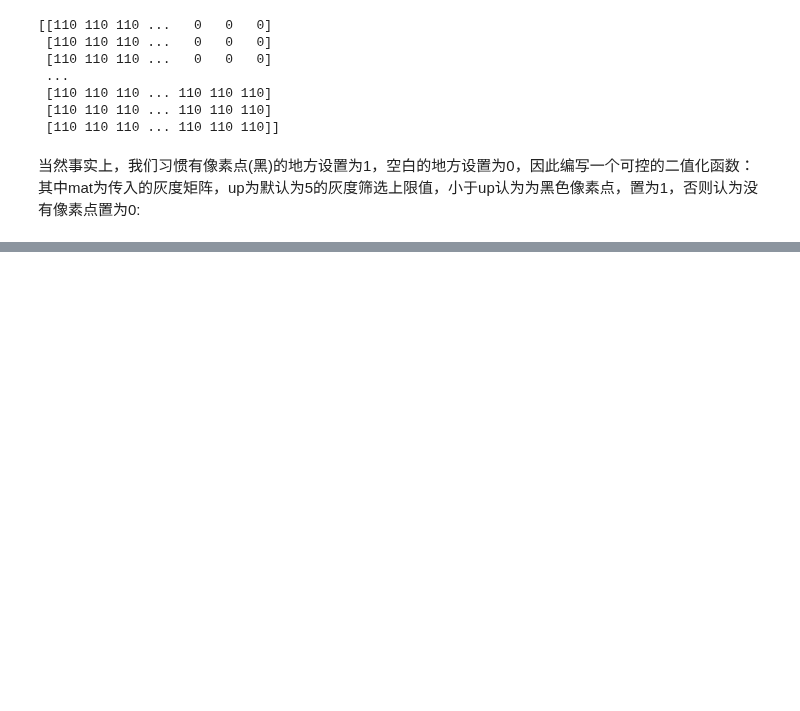
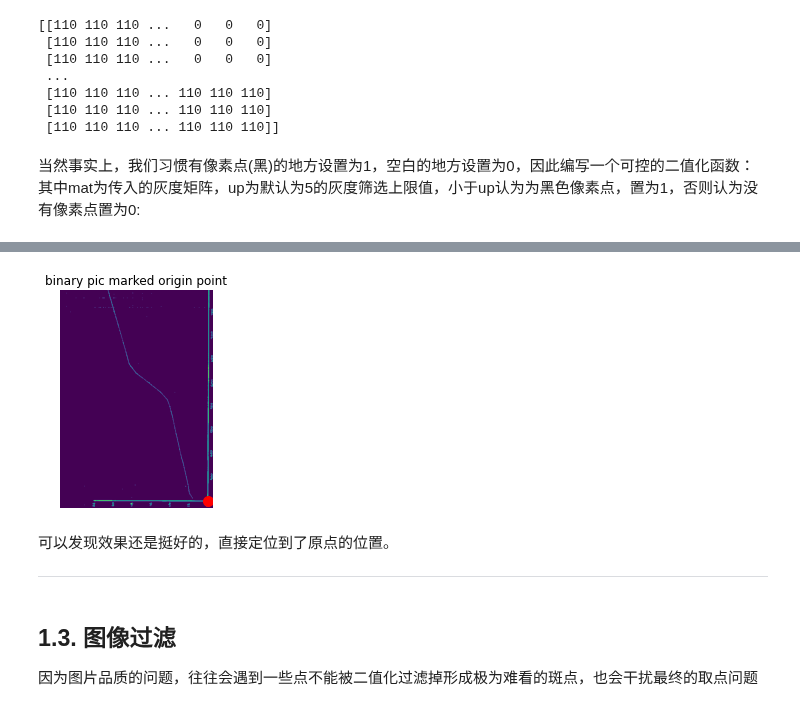
Before and after one commit to cherose2004/learning, a Jupyter notebook: project/Flight Simulation/homework/ProjectTeam1.ipynb, the cells around one changed output, grey strips where cells are left out. Drawn from its saved outputs; the diff is of its cells as text; code cells hidden in the pictures; blank space fills up the shorter version.

```diff
--- a/project/Flight Simulation/homework/ProjectTeam1.ipynb
+++ b/project/Flight Simulation/homework/ProjectTeam1.ipynb
@@ -159,0 +476,37 @@ my binary pic:
+# %%
+#自动筛选原点，传入灰度矩阵，返回M0，N0，和Sum矩阵
+def get0(mat):
+    M,N = np.shape(mat)
+    Sum=np.zeros([M , N])
+    for j in range(1,M-1):
+        for i in range(1,N-1):
+            Sum[j][i] = 0
+            Sum[j][i]+= mat[j-1].sum()
+            Sum[j][i]+= mat[j].sum()
+            Sum[j][i]+= mat[j+1].sum()
+            Sum[j][i]+= mat.T[i-1].sum()
+            Sum[j][i]+= mat.T[i].sum()
+            Sum[j][i]+= mat.T[i+1].sum()
+            pass
+        pass
+    pos = np.argmax(Sum)
+    M0 = int(pos / N)
+    N0 = pos-N*M0
+    return M0 , N0
+# %%
+M0 , N0 = get0(binary)
+plt.imshow(binary)
+plt.axis('off')
+plt.title('binary pic marked origin point')
+plt.scatter(N0 , M0 , s=100 , color='r')
+plt.show()
+# %% [output]
+[figure, added]
+# %% [markdown]
+可以发现效果还是挺好的，直接定位到了原点的位置。
+
+---
+# %% [markdown]
+## 1.3. 图像过滤
+
+因为图片品质的问题，往往会遇到一些点不能被二值化过滤掉形成极为难看的斑点，也会干扰最终的取点问题
```
Also changed, not shown: parts of 13 cells of this notebook, 2 other files.
